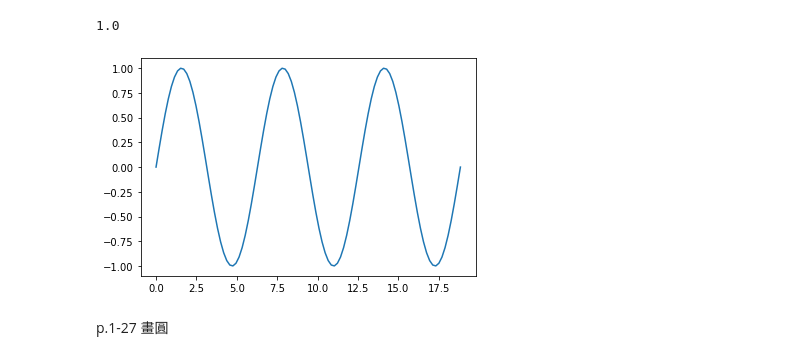
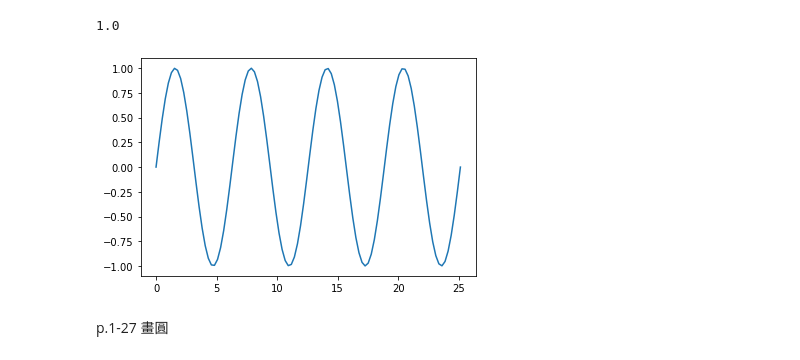
Before and after one commit to TienLungSun/Python, a Jupyter notebook: IE118 week3.ipynb, the cells around one changed output. Cells and saved outputs as stored; diff of their text form; code cells hidden in the pictures.

```diff
--- a/IE118 week3.ipynb
+++ b/IE118 week3.ipynb
@@ -36,8 +36,8 @@ np.pi
 # %% [output]
 3.141592653589793
 # %%
-x = np.pi
-print(x)
+MyPI = np.pi
+print(MyPI)
 # %% [output]
 3.141592653589793
 # %%
@@ -50,12 +50,12 @@ np.sin(x*0.5)
 # %% [output]
 1.0
 # %%
-theta = np.linspace(0, 6*x, 100)
+theta = np.linspace(0, 8*MyPI, 100)
 y = np.sin(theta)
 plt.plot(theta, y)
 plt.show()
 # %% [output]
-[figure, old version]
+[figure, new version]
 # %% [markdown]
 p.1-27 畫圓
 # %%
```
Also changed, not shown: parts of 12 cells of this notebook.
